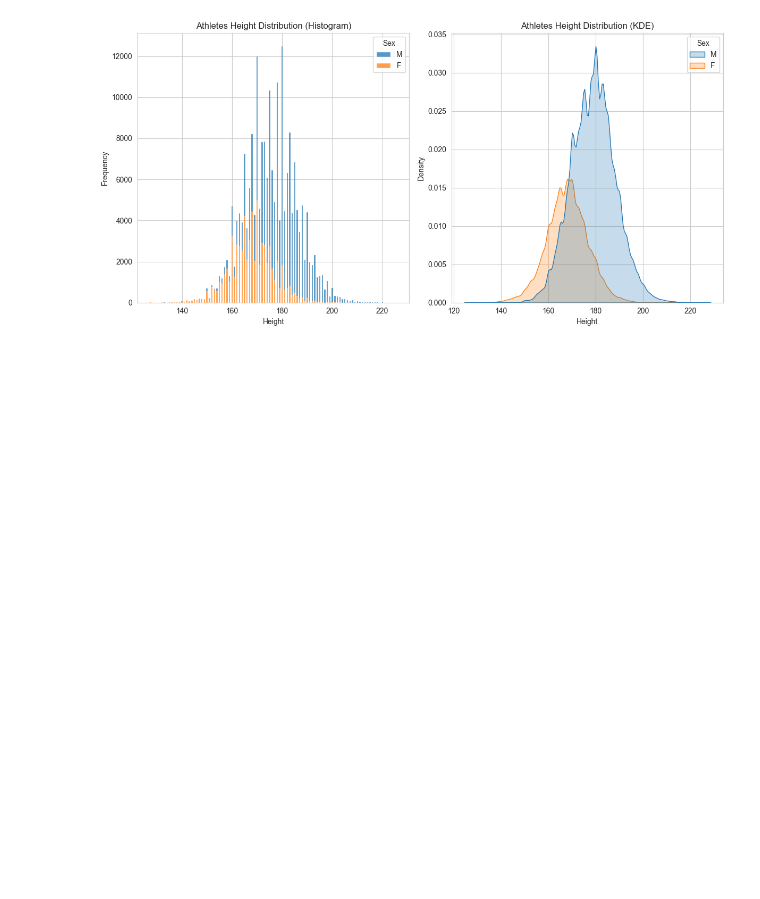
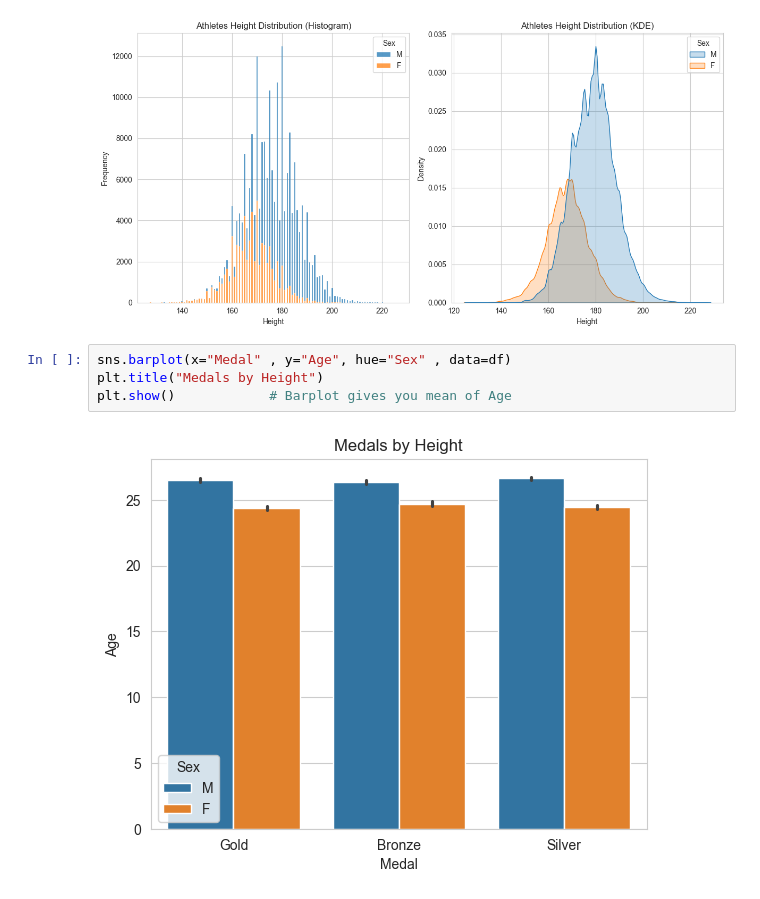
Before and after one commit to Dani-8/120Years-Of-Olympics-Data-Analysis, a Jupyter notebook: 120 Years Of Olympic.ipynb, the cells around one changed output. Cells and saved outputs as stored; diff of their text form; blank space fills up the shorter version.

```diff
--- a/120 Years Of Olympic.ipynb
+++ b/120 Years Of Olympic.ipynb
@@ -226,3 +226,9 @@ plt.tight_layout()
 plt.show()
 # %% [output]
 [figure]
+# %%
+sns.barplot(x="Medal" , y="Age", hue="Sex" , data=df)
+plt.title("Medals by Height")
+plt.show()            # Barplot gives you mean of Age
+# %% [output]
+[figure, added]
```
Also changed, not shown: parts of 1 cell of this notebook.
